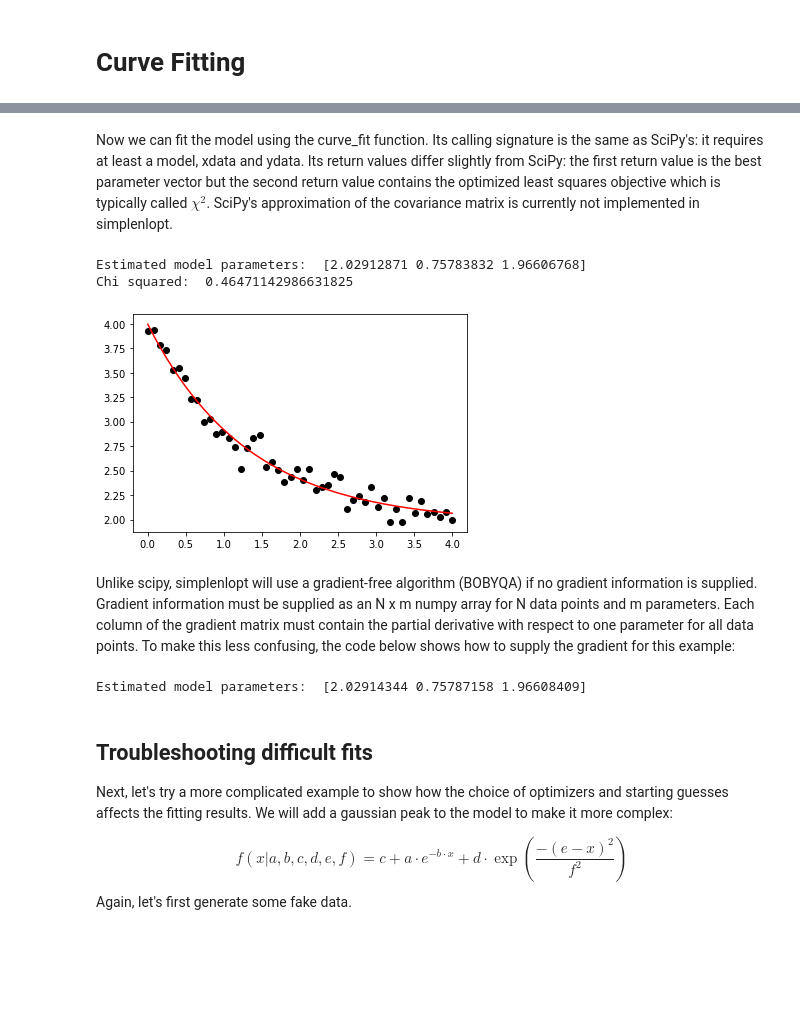
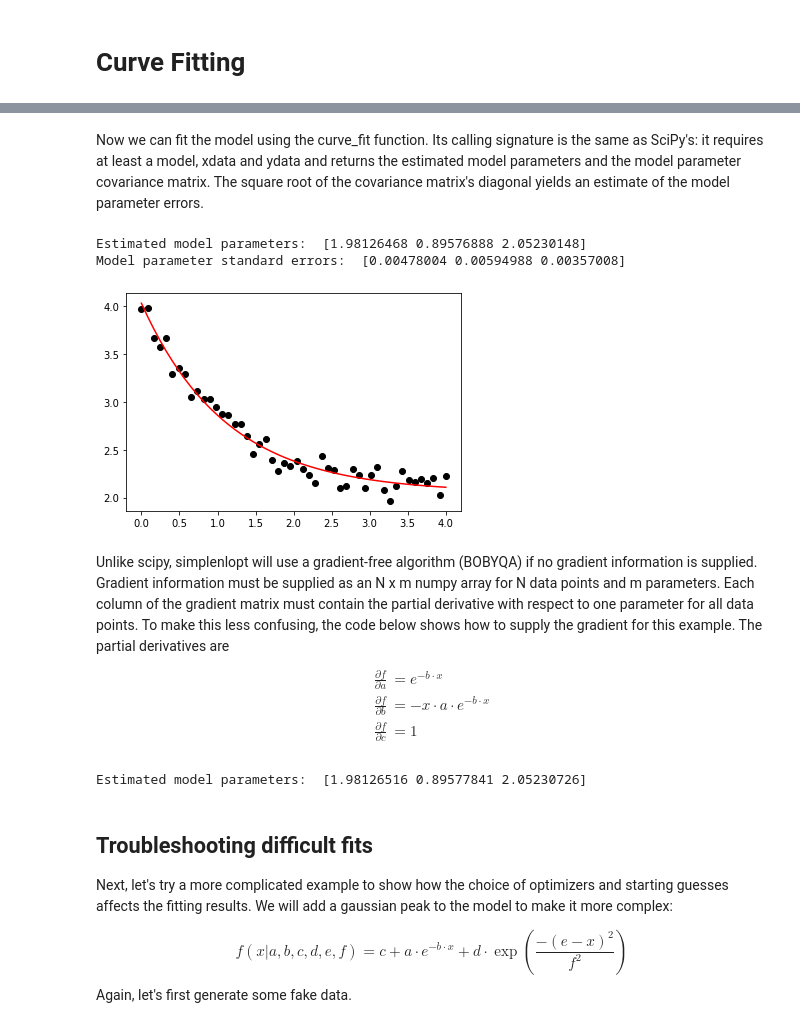
Before and after one commit to dschmitz89/simplenlopt, a Jupyter notebook: docs/source/Curve_Fitting.ipynb, the cells around one changed output, grey strips where cells are left out. Saved outputs shown, nothing was run; the diff lists cells and outputs as text; code cells hidden in the pictures; blank space fills up the shorter version.

```diff
--- a/docs/source/Curve_Fitting.ipynb
+++ b/docs/source/Curve_Fitting.ipynb
@@ -40,19 +40,28 @@ plt.show()
 # %% [markdown]
-Now we can fit the model using the curve_fit function. Its calling signature is the same as SciPy's: it requires at least a model, xdata and ydata. Its return values differ slightly from SciPy: the first return value is the best parameter vector but the second return value contains the optimized least squares objective which is typically called $\chi^2$. SciPy's approximation of the covariance matrix is currently not implemented in simplenlopt.
+Now we can fit the model using the curve_fit function. Its calling signature is the same as SciPy's: it requires at least a model, xdata and ydata and returns the estimated model parameters and the model parameter covariance matrix. The square root of the covariance matrix's diagonal yields an estimate of the model parameter errors.
 # %%
-params, chi_squared = simplenlopt.curve_fit(model, xdata, y_data)
+params, cov_matrix = simplenlopt.curve_fit(model, xdata, y_data)
 print("Estimated model parameters: ", params)
-print("Chi squared: ", chi_squared)
+
+std_errors = np.sqrt(np.diag(cov_matrix))
+print("Model parameter standard errors: ", std_errors)
 
 plt.scatter(xdata, y_data, c = 'k')
 plt.plot(xdata, model(xdata, *params), c='r')
 plt.show()
 # %% [output]
-Estimated model parameters:  [2.02912871 0.75783832 1.96606768]
-Chi squared:  0.46471142986631825
+Estimated model parameters:  [1.98126468 0.89576888 2.05230148]
+Model parameter standard errors:  [0.00478004 0.00594988 0.00357008]
-[figure, old version]
+[figure, new version]
 # %% [markdown]
-Unlike scipy, simplenlopt will use a gradient-free algorithm (BOBYQA) if no gradient information is supplied. Gradient information must be supplied as an N x m numpy array for N data points and m parameters. Each column of the gradient matrix must contain the partial derivative with respect to one parameter for all data points. To make this less confusing, the code below shows how to supply the gradient for this example:
+Unlike scipy, simplenlopt will use a gradient-free algorithm (BOBYQA) if no gradient information is supplied. Gradient information must be supplied as an N x m numpy array for N data points and m parameters. Each column of the gradient matrix must contain the partial derivative with respect to one parameter for all data points. To make this less confusing, the code below shows how to supply the gradient for this example. The partial derivatives are
+$$
+\begin{align}
+\frac{\partial f}{\partial a} &=e^{-b\cdot x} \\
+\frac{\partial f}{\partial b} &=-x\cdot a\cdot e^{-b\cdot x} \\
+\frac{\partial f}{\partial c} &=1
+\end{align}
+$$
 # %%
 def jac_model(x, a, b, c):
 
@@ -60,12 +69,12 @@ def jac_model(x, a, b, c):
     db = -x * a * np.exp(-b * x)
     dc = np.full_like(x, 1.)
 
-    return np.array([da.ravel(), db.ravel(), dc.ravel()])
+    return np.stack((da.ravel(), db.ravel(), dc), axis = 1)
 
-params, chi_squared = simplenlopt.curve_fit(model, xdata, y_data, jac = jac_model)
+params, cov_matrix = simplenlopt.curve_fit(model, xdata, y_data, jac = jac_model)
 print("Estimated model parameters: ", params)
 # %% [output]
-Estimated model parameters:  [2.02914344 0.75787158 1.96608409]
+Estimated model parameters:  [1.98126516 0.89577841 2.05230726]
 # %% [markdown]
 ## Troubleshooting difficult fits
 Next, let's try a more complicated example to show how the choice of optimizers and starting guesses affects the fitting results. We will add a gaussian peak to the model to make it more complex:
```
Also changed, not shown: parts of 7 cells of this notebook, 2 other files.
